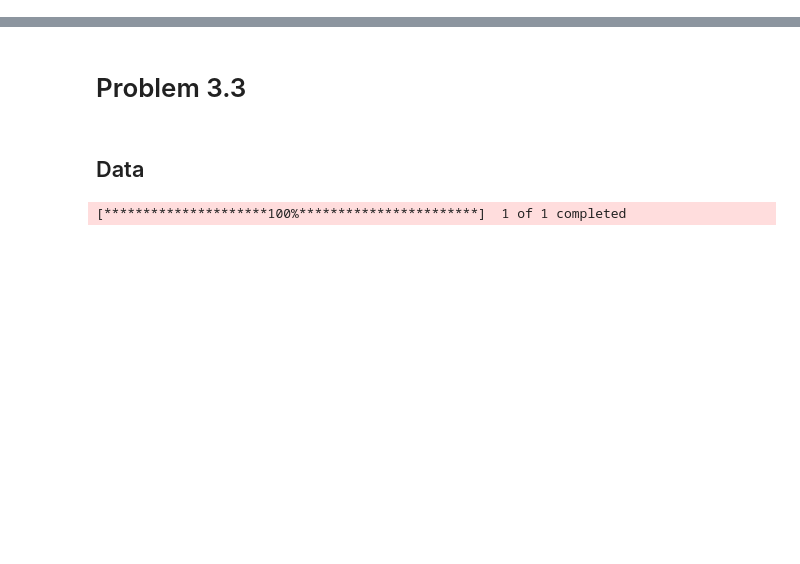
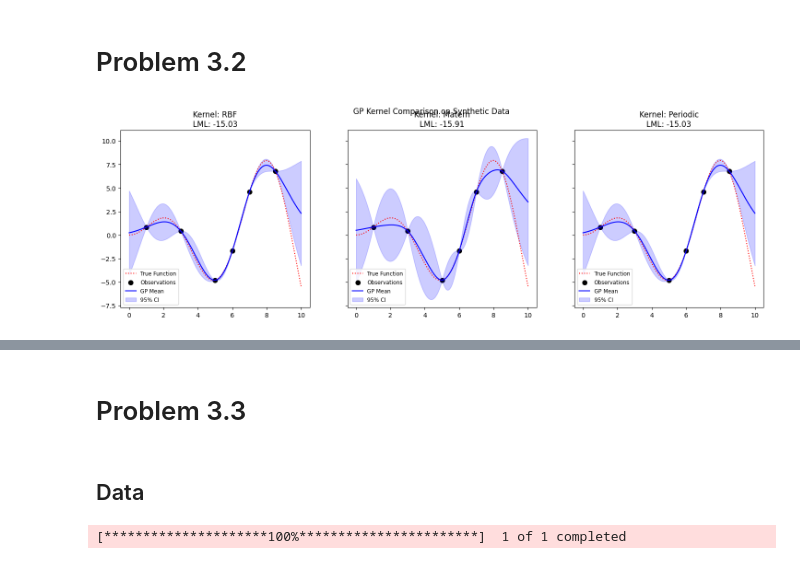
Before and after one commit to definitelynotbercik/ml_as3, a Jupyter notebook: main.ipynb, the cells around one changed output, grey strips where cells are left out. Saved outputs shown, nothing was run; the diff lists cells and outputs as text; code cells hidden in the pictures; blank space fills up the shorter version.

```diff
--- a/main.ipynb
+++ b/main.ipynb
@@ -0,0 +119,43 @@
+# %% [markdown]
+# Problem 3.2
+# %%
+import numpy as np
+import matplotlib.pyplot as plt
+from sklearn.gaussian_process import GaussianProcessRegressor
+from sklearn.gaussian_process.kernels import RBF, Matern, ExpSineSquared, ConstantKernel, WhiteKernel
+from sklearn.datasets import fetch_openml
+
+# 1. SETUP: 1D SYNTHETIC DATA
+def target_func(x):
+    return x * np.sin(x)
+
+X_train = np.array([1, 3, 5, 6, 7, 8.5]).reshape(-1, 1)
+y_train = target_func(X_train).flatten()
+x_plot = np.linspace(0, 10, 500).reshape(-1, 1)
+
+# 2. KERNEL EXPERIMENTATION (1D)
+np.random.seed(42)
+kernels = [
+    ("RBF", 1.0 * RBF(length_scale=1.0)),
+    ("Matern", 1.0 * Matern(length_scale=1.0, nu=1.5)),
+    ("Periodic", 1.0 * ExpSineSquared(length_scale=1.0, periodicity=3.0))
+]
+
+fig, axes = plt.subplots(1, 3, figsize=(18, 5), sharey=True)
+
+for ax, (name, kernel) in zip(axes, kernels):
+    gp = GaussianProcessRegressor(kernel=kernel, n_restarts_optimizer=10)
+    gp.fit(X_train, y_train)
+    y_pred, sigma = gp.predict(x_plot, return_std=True)
+
+    ax.plot(x_plot, target_func(x_plot), 'r:', label="True Function")
+    ax.scatter(X_train, y_train, c='black', s=50, label="Observations")
+    ax.plot(x_plot, y_pred, 'b-', label="GP Mean")
+    ax.fill_between(x_plot.flatten(), y_pred - 1.96*sigma, y_pred + 1.96*sigma, alpha=0.2, color='blue', label="95% CI")
+    ax.set_title(f"Kernel: {name}\nLML: {gp.log_marginal_likelihood_value_:.2f}")
+    ax.legend(loc='lower left', fontsize='small')
+
+plt.suptitle("GP Kernel Comparison on Synthetic Data")
+plt.show()
+# %% [output]
+[figure, added]
```
Also changed, not shown: parts of 3 cells of this notebook, 2 other files.
